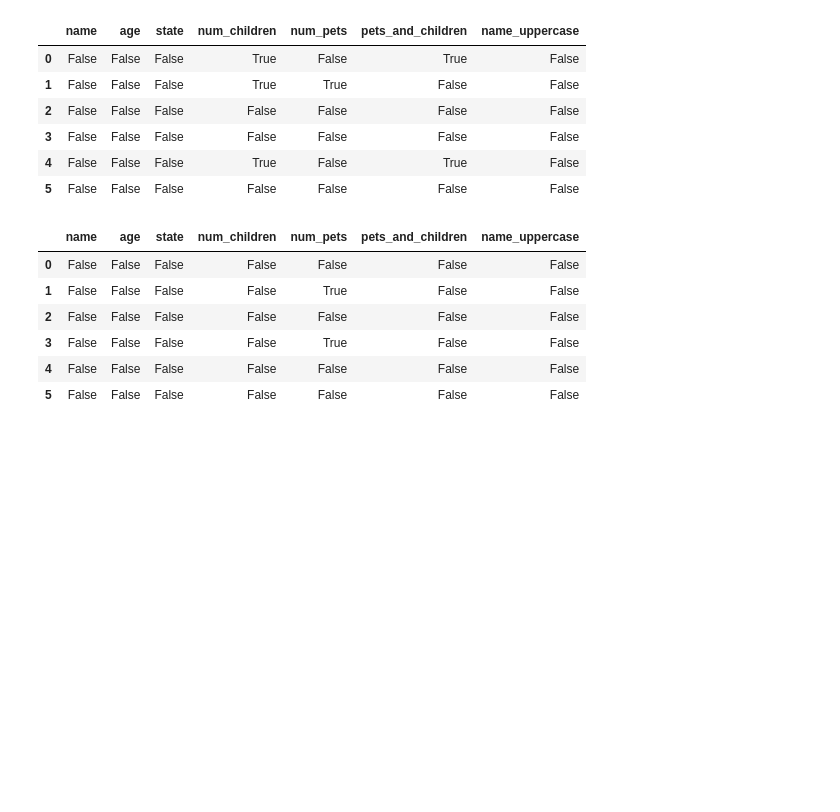
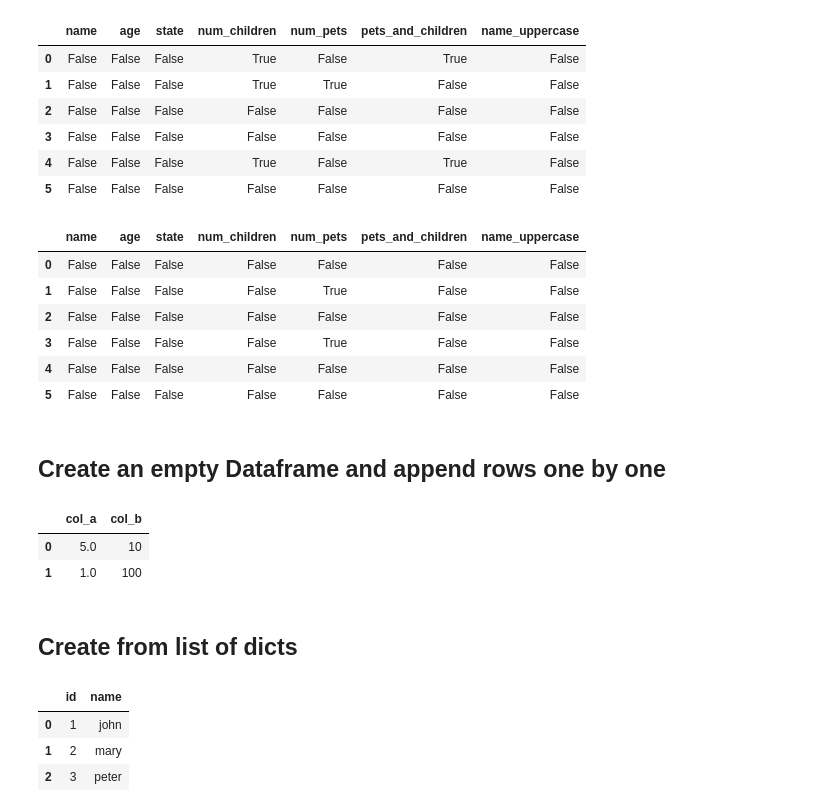
Before and after one commit to queirozfcom/python-sandbox, a Jupyter notebook: pandas-dataframe-by-example/sandbox.ipynb, the cells around one changed output. Cells and saved outputs as stored; diff of their text form; code cells hidden in the pictures; blank space fills up the shorter version.

```diff
--- a/pandas-dataframe-by-example/sandbox.ipynb
+++ b/pandas-dataframe-by-example/sandbox.ipynb
@@ -336,3 +336,39 @@ df.isin({'num_pets':[4,5]})
 | 3 | False | False | False | False | True | False | False |
 | 4 | False | False | False | False | False | False | False |
 | 5 | False | False | False | False | False | False | False |
+# %% [markdown]
+## Create an empty Dataframe and append rows one by one
+# %%
+# set column names and dtypes
+new_df = pd.DataFrame(columns=['col_a','col_b']).astype({'col_a':'float32', 'col_b':'int8'})
+
+
+# must reassign since the append method does not work in place
+new_df = new_df.append({'col_a':5,'col_b':10}, ignore_index=True)
+new_df = new_df.append({'col_a':1,'col_b':100}, ignore_index=True)
+
+new_df
+# %% [output]
+|  | col_a | col_b |
+| 0 | 5.0 | 10 |
+| 1 | 1.0 | 100 |
+# %% [markdown]
+## Create from list of dicts
+# %%
+new_df = pd.DataFrame(columns=['id','name'])
+
+data_dict = [
+    {'id':1,'name':"john"},
+    {'id':2,'name':"mary"},
+    {'id':3,'name':"peter"}
+]
+
+# must reassign since the append method does not work in place
+
+new_df = new_df.from_records(data_dict)
+new_df
+# %% [output]
+|  | id | name |
+| 0 | 1 | john |
+| 1 | 2 | mary |
+| 2 | 3 | peter |
```
Also changed, not shown: parts of 2 cells of this notebook.
